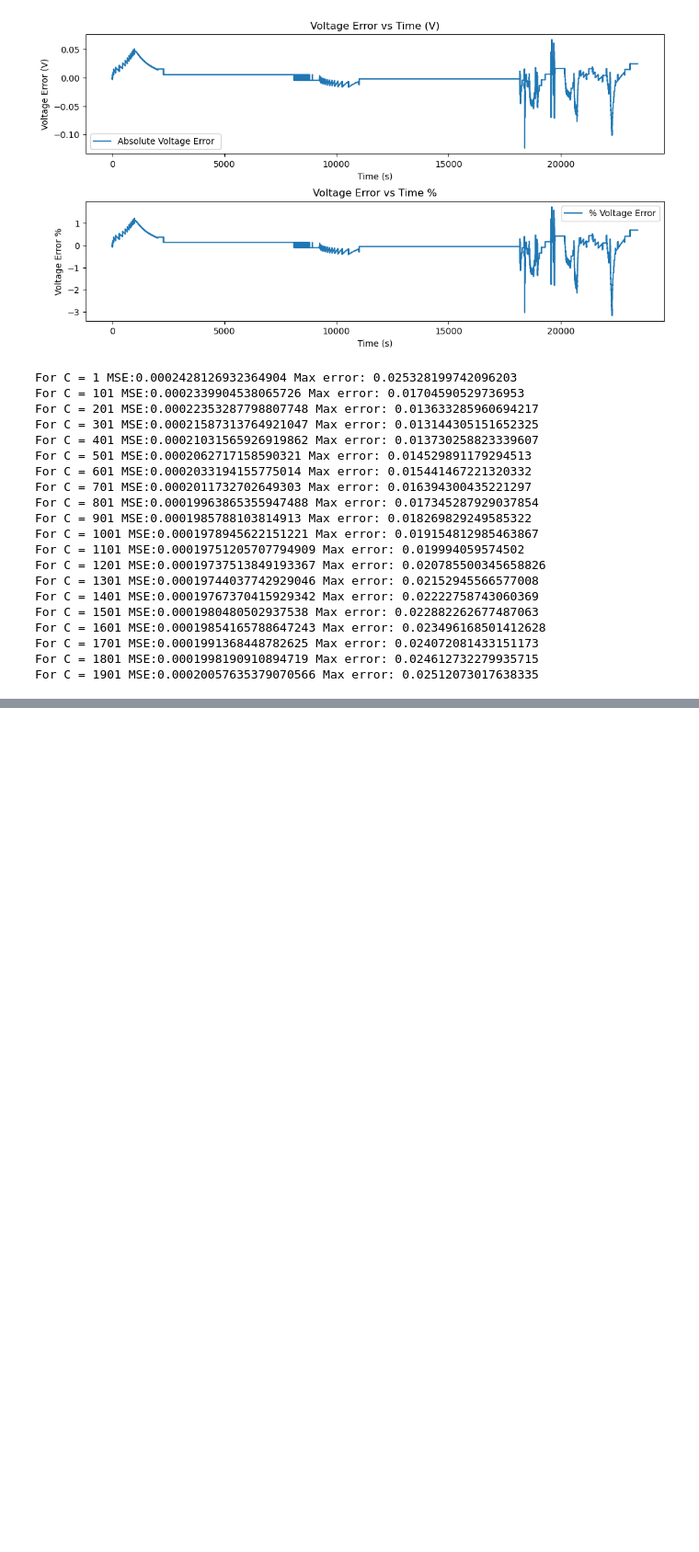
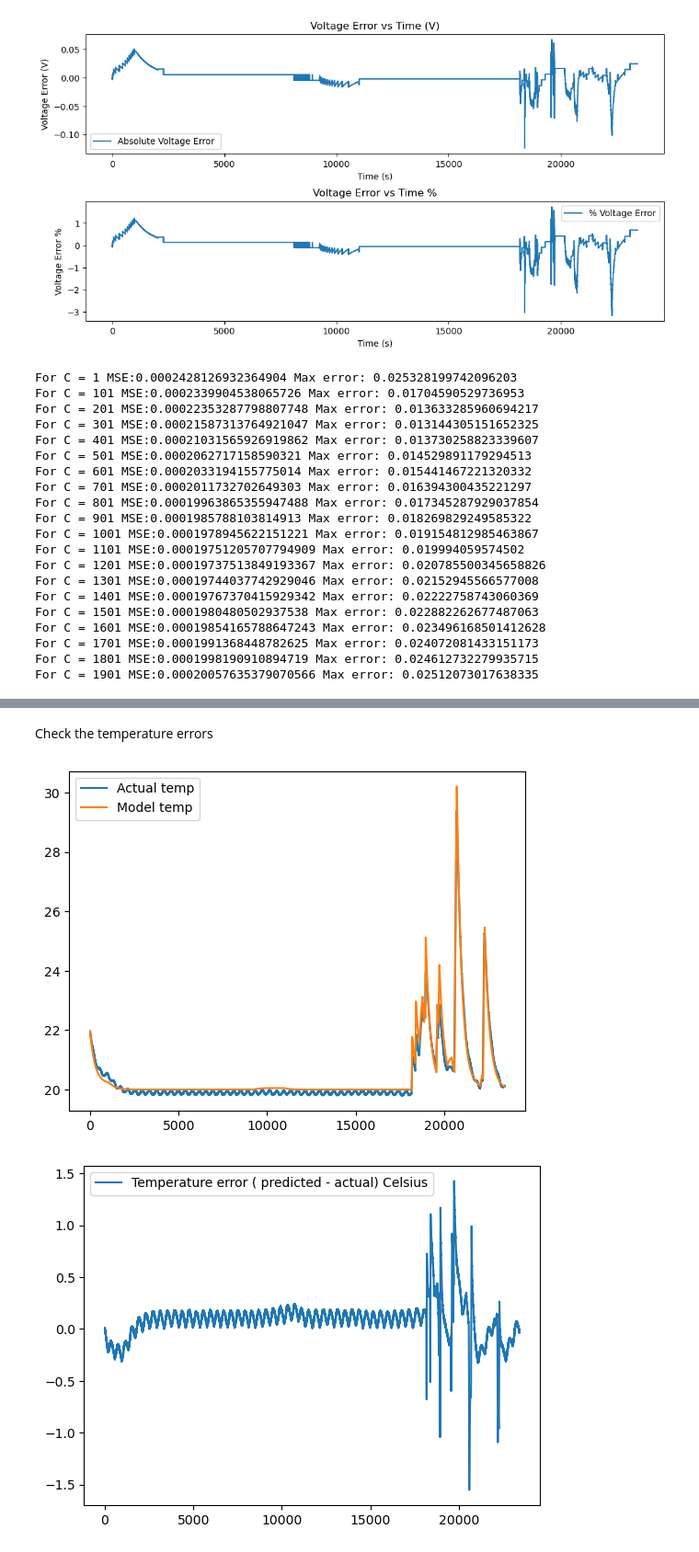
Before and after one commit to feyzijan/BatteryModelling, a Jupyter notebook: Part2Modelling.ipynb, the cells around one changed output, grey strips where cells are left out. Shown at 92% size. Drawn from its saved outputs; the diff is of its cells as text; code cells hidden in the pictures; blank space fills up the shorter version.

```diff
--- a/Part2Modelling.ipynb
+++ b/Part2Modelling.ipynb
@@ -1141,0 +1152,14 @@ TypeError: 'float' object is not callable
+# %% [markdown]
+Check the temperature errors
+# %%
+plt.plot(Time, Temp, label="Actual temp")
+plt.plot(Time, temp_model, label="Model temp")
+plt.legend()
+plt.show()
+
+plt.plot(Time, (temp_model - Temp ), label="Temperature error ( predicted - actual) Celsius")
+plt.legend()
+plt.show()
+# %% [output]
+[figure, added]
+[figure, added]
```
Also changed, not shown: parts of 5 cells of this notebook, 1 other file.
